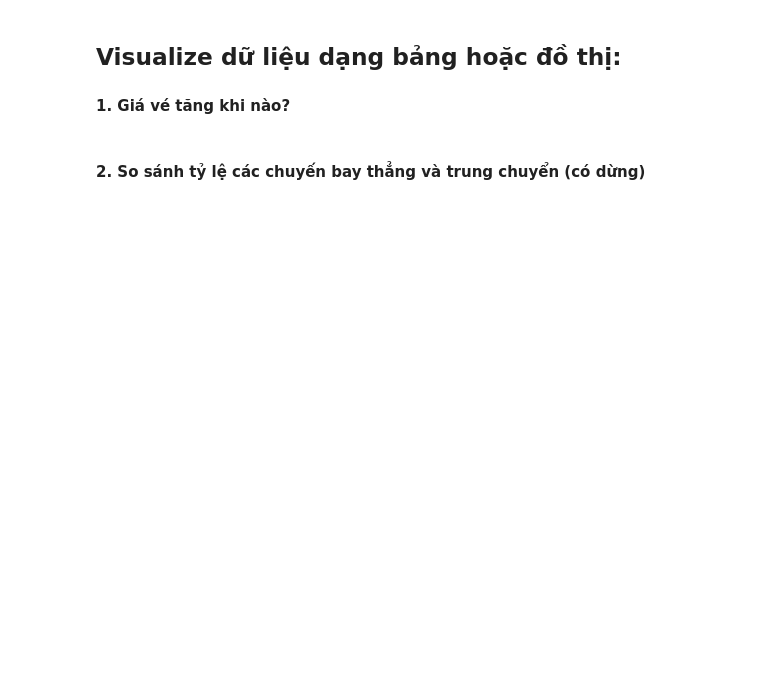
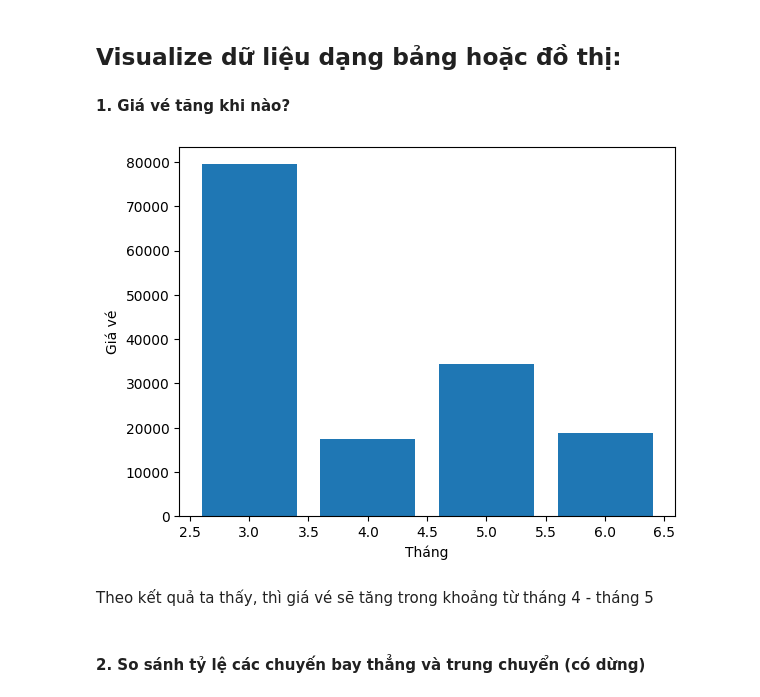
Before and after one commit to vngson/PTDLUD, a Jupyter notebook: main.ipynb, the cells around one changed output. Cells and saved outputs as stored; diff of their text form; code cells hidden in the pictures; blank space fills up the shorter version.

```diff
--- a/main.ipynb
+++ b/main.ipynb
@@ -155,5 +187,14 @@ merged_data
 # %% [markdown]
 ## Visualize dữ liệu dạng bảng hoặc đồ thị:
 #### **1. Giá vé tăng khi nào?**
+# %%
+plt.bar(merged_data["Date_of_Journey"].dt.month, merged_data["Price"])
+plt.xlabel('Tháng')
+plt.ylabel('Giá vé')
+plt.show()
+# %% [output]
+[figure, added]
+# %% [markdown]
+Theo kết quả ta thấy, thì giá vé sẽ tăng trong khoảng từ tháng 4 - tháng 5
 # %% [markdown]
 #### **2. So sánh tỷ lệ các chuyến bay thẳng và trung chuyển (có dừng)**
```
Also changed, not shown: parts of 8 cells of this notebook.
